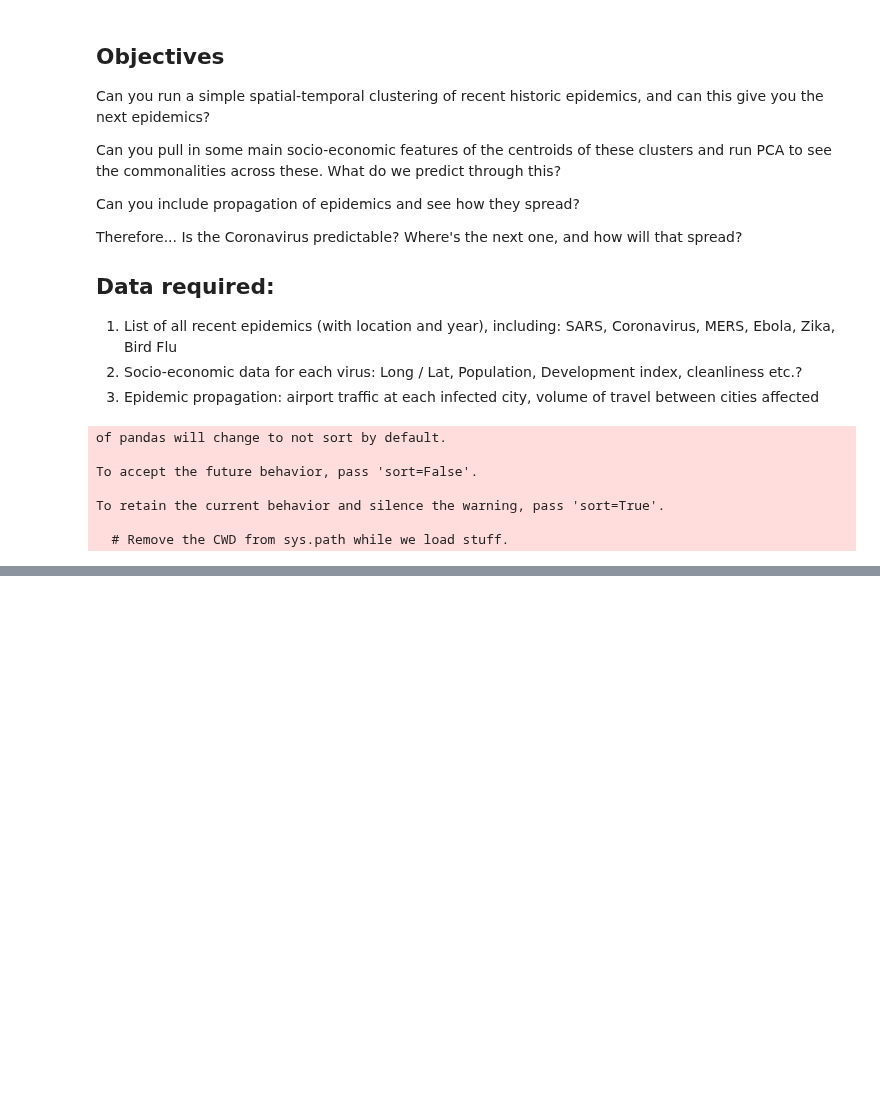
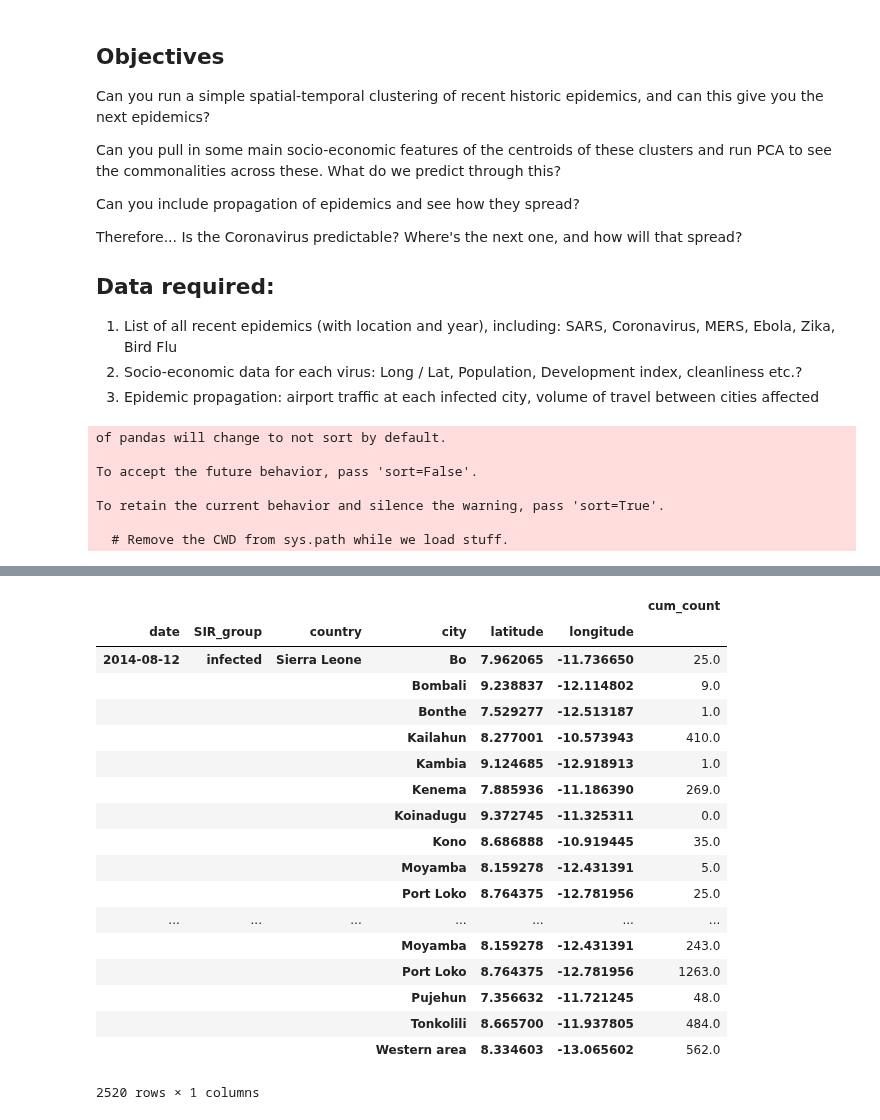
Before and after one commit to a3o1m2/DSI11-lessons, a Jupyter notebook: projects/project-capstone/part-02/epidemics.ipynb, the cells around one changed output, grey strips where cells are left out. Cells and saved outputs as stored; diff of their text form; code cells hidden in the pictures; blank space fills up the shorter version.

```diff
--- a/projects/project-capstone/part-02/epidemics.ipynb
+++ b/projects/project-capstone/part-02/epidemics.ipynb
@@ -49,5 +57,5 @@ ebola[(ebola['Indicator']=='Cumulative number of confirmed Ebola cases') & (ebol
 # %%
-# Ebola:
+# Ebola_Sierra Leone import:
 path = r'ebola-master/sl_data'
 filenames = glob.glob(path + "/*.csv")
 
@@ -56,7 +64,7 @@ inner = []
 for filename in filenames:
     inner.append(pd.read_csv(filename, index_col=None, header=0))
 
-ebola = pd.concat(inner, ignore_index=True)
+ebola_sl = pd.concat(inner, ignore_index=True)
 # %% [output]
 of pandas will change to not sort by default.
 
@@ -78,0 +169,23 @@ ebola_cum.fillna(0).info()
+# %%
+ebola_sl_sir_2 = ebola_sl_sir.groupby(['date','SIR_group','country','city','latitude','longitude']).sum()
+ebola_sl_sir_2
+# %% [output]
+|  |  |  |  |  |  | cum_count |
+| date | SIR_group | country | city | latitude | longitude |  |
+| 2014-08-12 | infected | Sierra Leone | Bo | 7.962065 | -11.736650 | 25.0 |
+|  |  |  | Bombali | 9.238837 | -12.114802 | 9.0 |
+|  |  |  | Bonthe | 7.529277 | -12.513187 | 1.0 |
+|  |  |  | Kailahun | 8.277001 | -10.573943 | 410.0 |
+|  |  |  | Kambia | 9.124685 | -12.918913 | 1.0 |
+|  |  |  | Kenema | 7.885936 | -11.186390 | 269.0 |
+|  |  |  | Koinadugu | 9.372745 | -11.325311 | 0.0 |
+|  |  |  | Kono | 8.686888 | -10.919445 | 35.0 |
+|  |  |  | Moyamba | 8.159278 | -12.431391 | 5.0 |
+|  |  |  | Port Loko | 8.764375 | -12.781956 | 25.0 |
+| ... | ... | ... | ... | ... | ... | ... |
+|  |  |  | Moyamba | 8.159278 | -12.431391 | 243.0 |
+|  |  |  | Port Loko | 8.764375 | -12.781956 | 1263.0 |
+|  |  |  | Pujehun | 7.356632 | -11.721245 | 48.0 |
+|  |  |  | Tonkolili | 8.665700 | -11.937805 | 484.0 |
+|  |  |  | Western area | 8.334603 | -13.065602 | 562.0 |
+2520 rows × 1 columns
```
Also changed, not shown: parts of 15 cells of this notebook, 6 other files.
